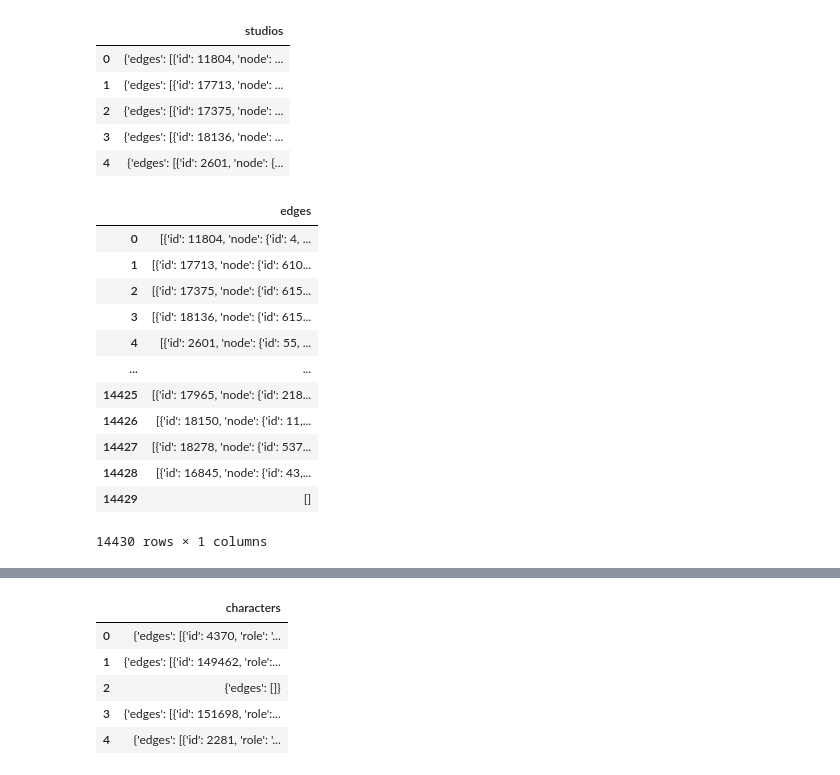
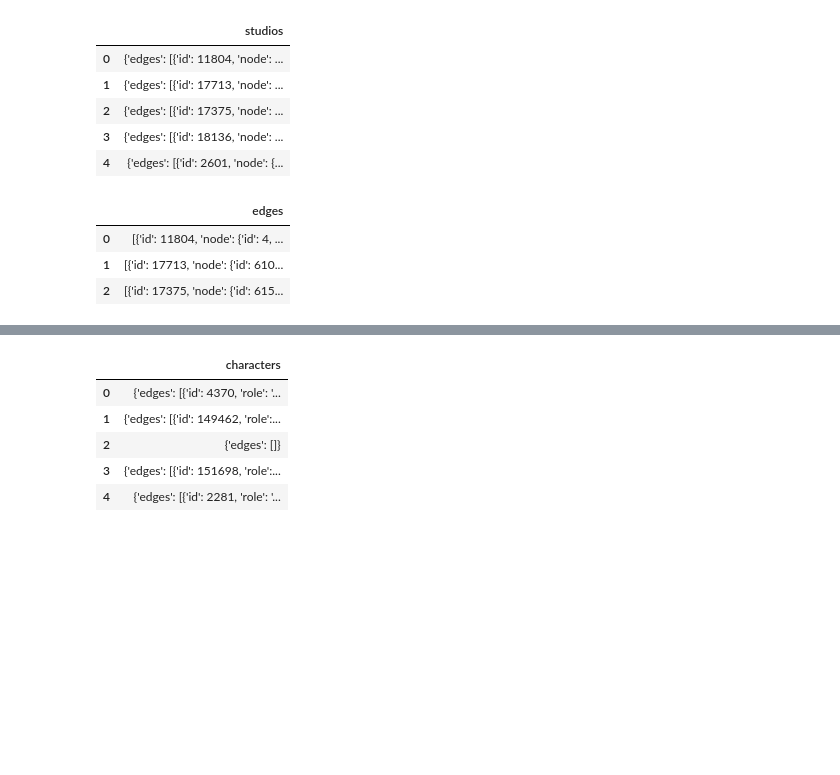
Before and after one commit to sn-ekstrand/content-based-anime-recommender, a Jupyter notebook: data_cleaning.ipynb, the cells around one changed output, grey strips where cells are left out. Drawn from its saved outputs; the diff is of its cells as text; code cells hidden in the pictures; blank space fills up the shorter version.

```diff
--- a/data_cleaning.ipynb
+++ b/data_cleaning.ipynb
@@ -191,20 +246,11 @@ studios_df.head()
 | 4 | {'edges': [{'id': 2601, 'node': {... |
 # %%
 studios_df = studios_df['studios'].apply(pd.Series)
-studios_df
+studios_df.head(3)
 # %% [output]
 |  | edges |
 | 0 | [{'id': 11804, 'node': {'id': 4, ... |
 | 1 | [{'id': 17713, 'node': {'id': 610... |
 | 2 | [{'id': 17375, 'node': {'id': 615... |
-| 3 | [{'id': 18136, 'node': {'id': 615... |
-| 4 | [{'id': 2601, 'node': {'id': 55, ... |
-| ... | ... |
-| 14425 | [{'id': 17965, 'node': {'id': 218... |
-| 14426 | [{'id': 18150, 'node': {'id': 11,... |
-| 14427 | [{'id': 18278, 'node': {'id': 537... |
-| 14428 | [{'id': 16845, 'node': {'id': 43,... |
-| 14429 | [] |
-14430 rows × 1 columns
 # %%
 studios_df = studios_df['edges'].apply(pd.Series)
```
Also changed, not shown: parts of 12 cells of this notebook.
